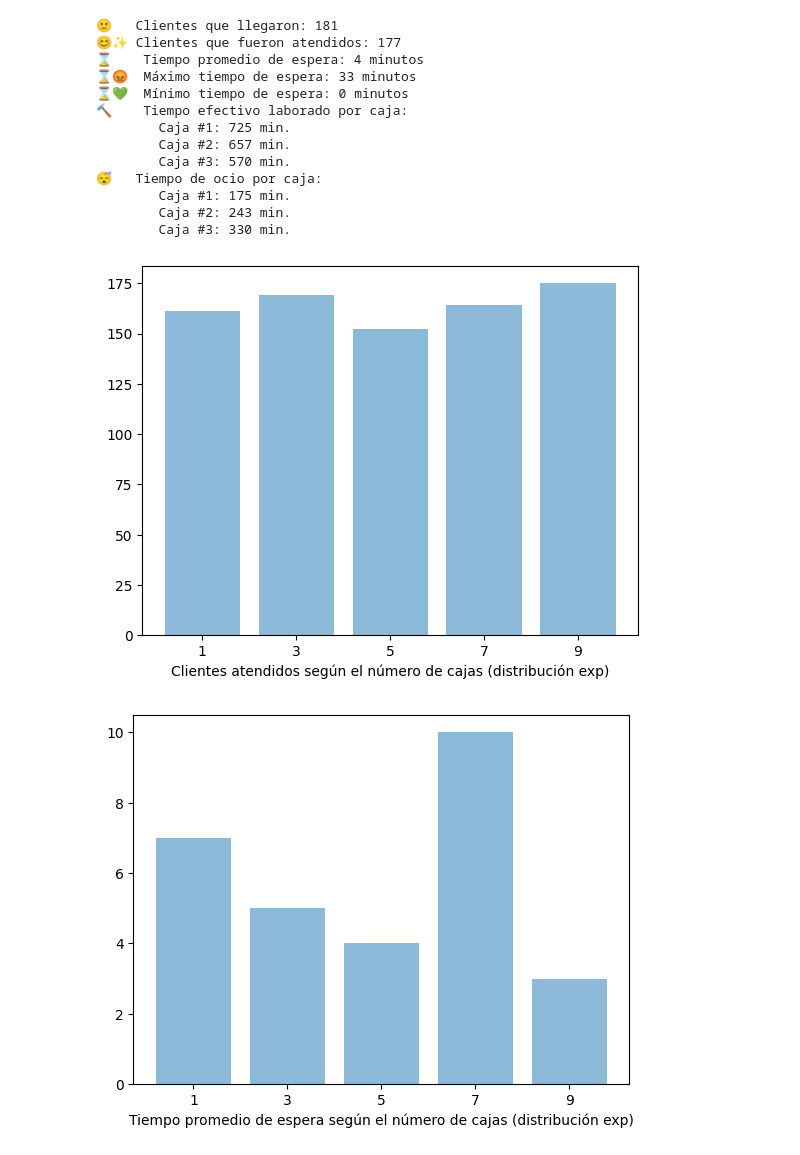
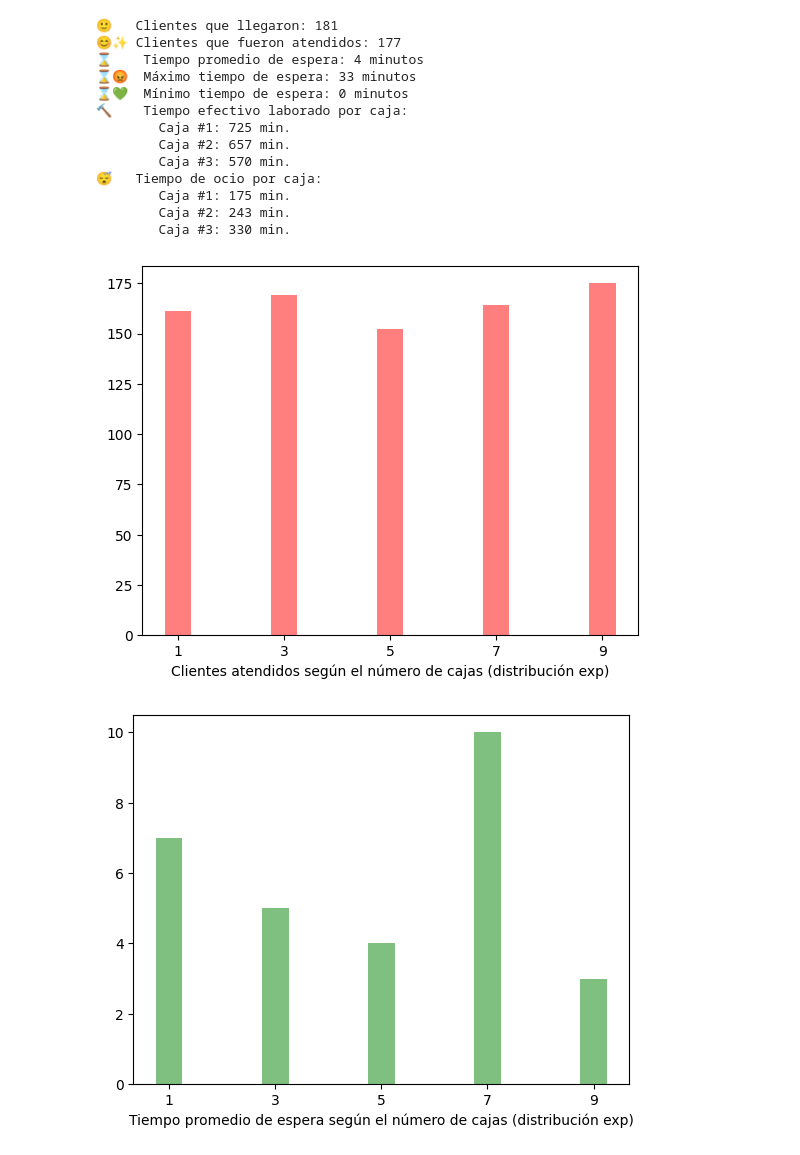
Before and after one commit to OrlolvareZ/queue-system-simpy, a Jupyter notebook: sim_sistema_colas.ipynb, the cells around one changed output. Saved outputs shown, nothing was run; the diff lists cells and outputs as text; code cells hidden in the pictures.

Commit message:
Added graphs to compare performace

```diff
--- a/sim_sistema_colas.ipynb
+++ b/sim_sistema_colas.ipynb
@@ -391,10 +391,23 @@ variables_a_graficar = [
     ("Tiempo promedio de espera según el número de cajas", tiempos_promedio_espera),
     ("Tiempo efectivo laborado global según el número de cajas", tiempos_efectivos_globales),
 ]
+# %%
+def colores():
+    yield "red"
+    yield "green"
+    yield "blue"
+    yield "orange"
+    yield "purple"
+    yield "brown"
+    yield "pink"
+    yield "gray"
+    yield "olive"
+    yield "cyan"
 # %%
 # Se grafican los resultados
 ancho_barras = 1 / (len(variables_a_graficar) + 1)
 posiciones = numpy.arange(len(numeros_cajas))
+colores = colores()
 
 # Crear el directorio para las corridas
 try:
@@ -406,33 +419,33 @@ for distribucion in distribuciones:
 
     for n_cajas in numeros_cajas:
 
         ejecutar_simulacion(
             entorno = simpy.Environment(),
             duracion_simulacion = duracion_simulacion,
             hora_inicio = hora_inicio,
             dist = distribucion,
             n_servidores = n_cajas,
             lambda_llegada = 12,
             lambda_atencion = 15,
             ruta_archivo_resultados=f"corridas/corrida_{distribucion}_{n_cajas}_cajas.txt"
         )
 
         cants_clientes_atendidos.append(clientes_atendidos)
         tiempos_promedio_espera.append(int(espera_total/total_clientes))
         # Se suman los tiempos efectivos de cada caja y se transforman a horas
         tiempos_efectivos_globales.append(sum(tiempos_efectivos.values()) / 60)
 
     for var in variables_a_graficar:
 
-        plt.bar(posiciones, var[1], align="center", alpha=0.5)
+        plt.bar(posiciones, var[1], align="center", alpha=0.5, color=next(colores), width=ancho_barras)
         plt.xticks(posiciones, numeros_cajas)
         plt.xlabel(f"{var[0]} (distribución {distribucion})")
         plt.show()
 
     # limpiar listas
     cants_clientes_atendidos = []
     tiempos_promedio_espera = []
     tiempos_efectivos_globales = []
 # %% [output]
-[figure, old version]
+[figure, new version]
-[figure, old version]
+[figure, new version]
```
Also changed, not shown: parts of 1 cell of this notebook.
